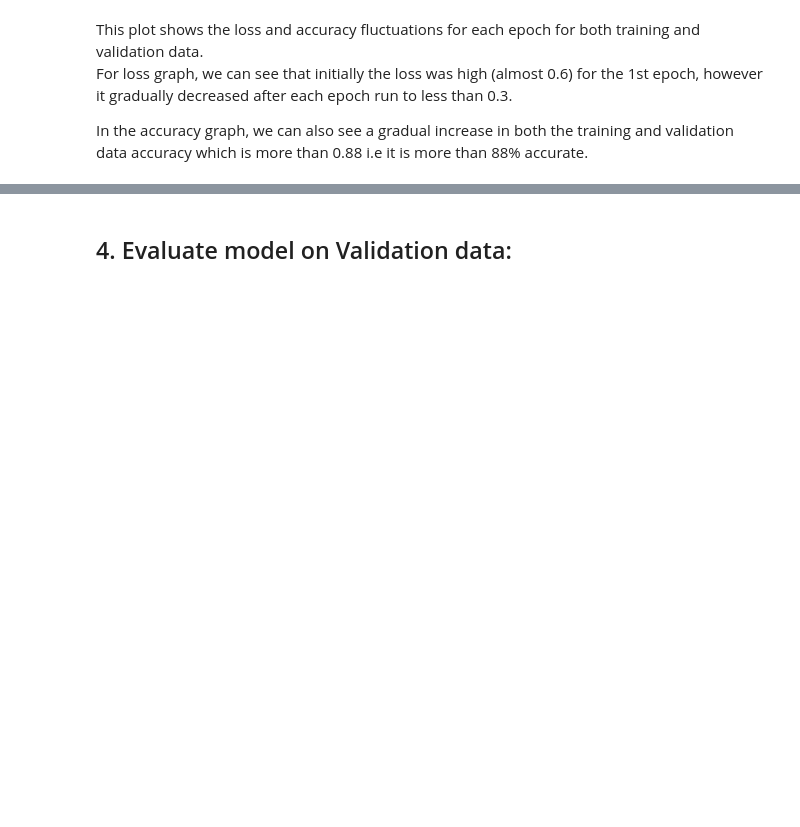
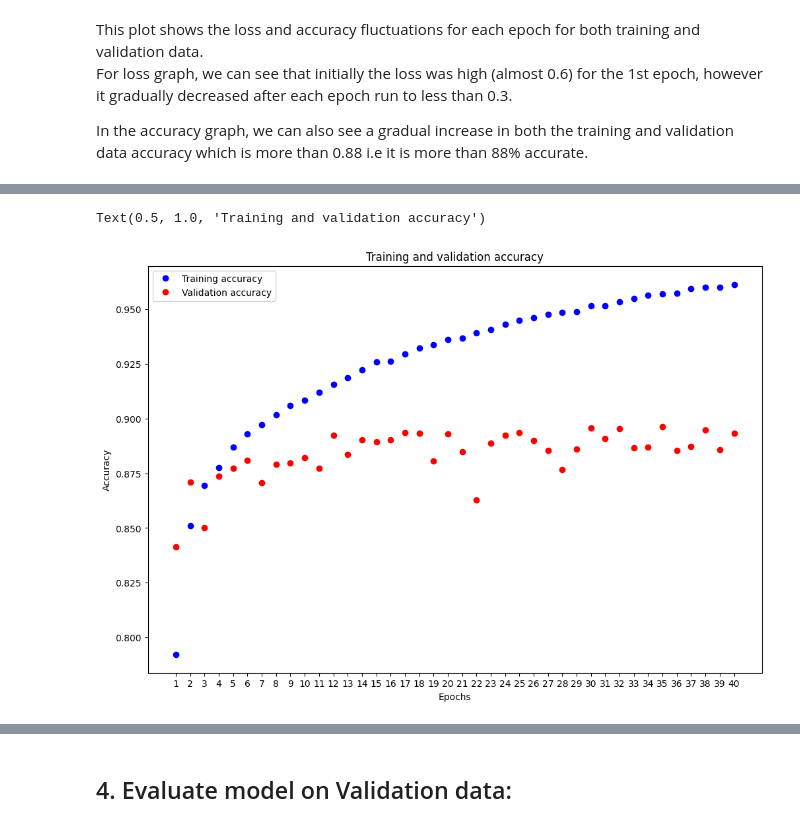
Before and after one commit to HamnaAshraf1/CSCN8010-labs, a Jupyter notebook: lab8_HamnaAshraf.ipynb, the cells around one changed output, grey strips where cells are left out. Drawn from its saved outputs; the diff is of its cells as text; code cells hidden in the pictures; blank space fills up the shorter version.

```diff
--- a/lab8_HamnaAshraf.ipynb
+++ b/lab8_HamnaAshraf.ipynb
@@ -251,0 +320,15 @@ In the accuracy graph, we can also see a gradual increase in both the training a
+# %%
+plt.figure(figsize=(12, 8))
+loss_values = history1.history["accuracy"]
+val_loss_values = history1.history["val_accuracy"]
+epochs = range(1, len(loss_values) + 1)
+plt.plot(epochs, loss_values, "bo", label="Training accuracy")
+plt.plot(epochs, val_loss_values, "ro", label="Validation accuracy")
+plt.xlabel("Epochs")
+plt.xticks(epochs)
+plt.ylabel("Accuracy")
+plt.legend()
+plt.title("Training and validation accuracy")
+# %% [output]
+Text(0.5, 1.0, 'Training and validation accuracy')
+[figure, added]
```
Also changed, not shown: parts of 74 cells of this notebook, 1 other file.
